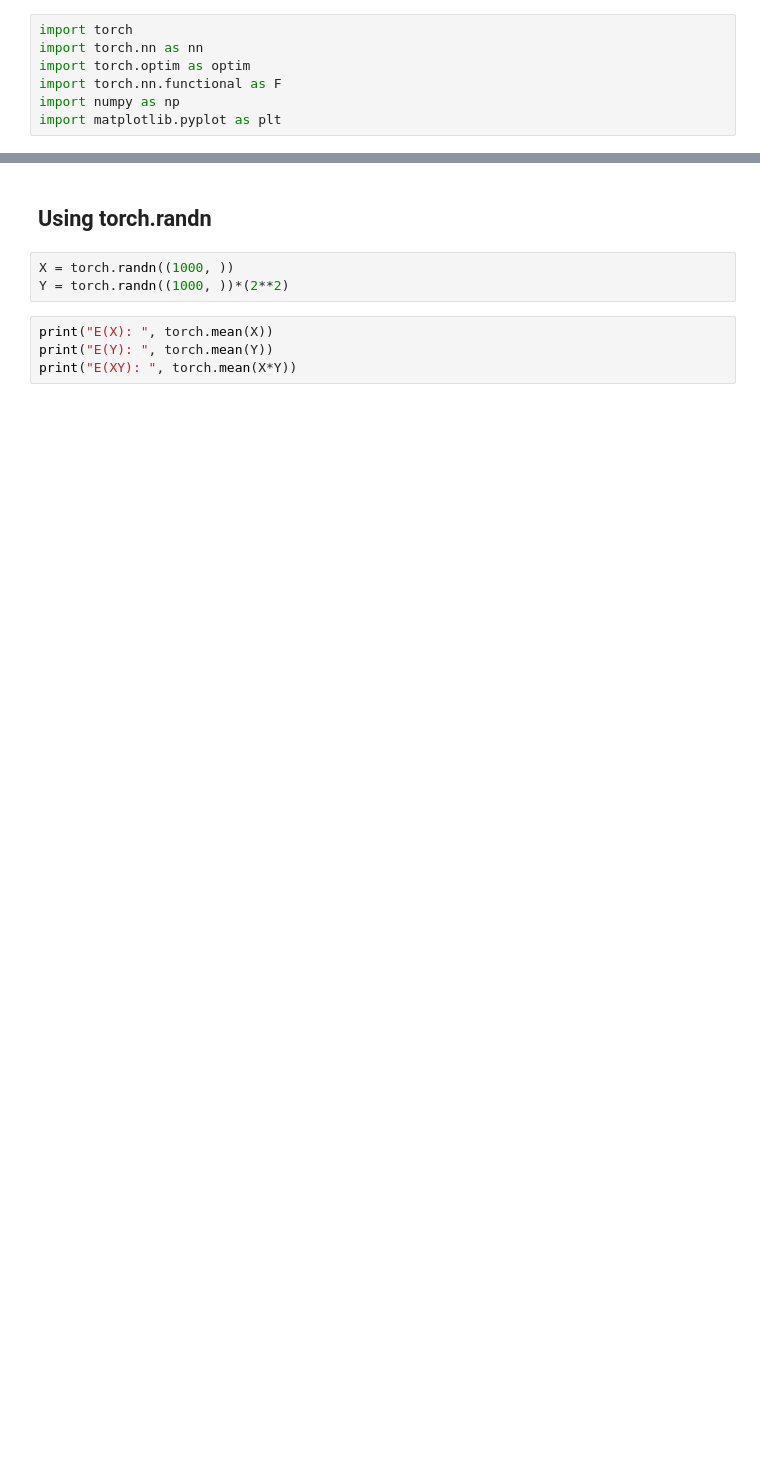
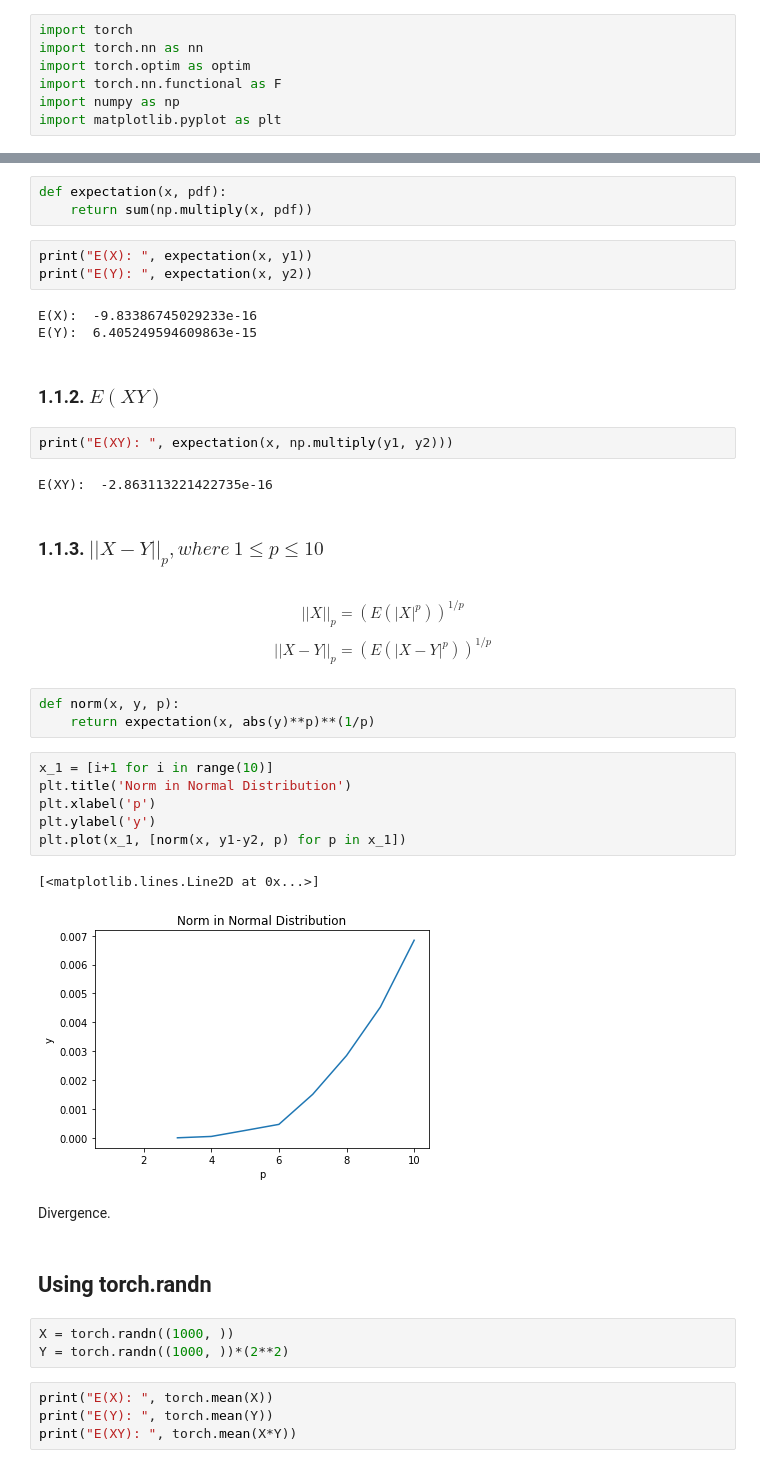
Before and after one commit to icecream126/CVML_ML_Study, a Jupyter notebook: 2021_07_31/Hyeseong/Probabiltiy_Expectation&Distribution_Distance.ipynb, the cells around one changed output, grey strips where cells are left out. Drawn from its saved outputs; the diff is of its cells as text; blank space fills up the shorter version.

```diff
--- a/2021_07_31/Hyeseong/Probabiltiy_Expectation&Distribution_Distance.ipynb
+++ b/2021_07_31/Hyeseong/Probabiltiy_Expectation&Distribution_Distance.ipynb
@@ -17,3 +48,37 @@ $E(X)$, $E(Y)$, $E(XY)$, $||X-Y||_{\alpha p}, where \ 1 \leq p \leq 10$
+# %%
+def expectation(x, pdf):
+    return sum(np.multiply(x, pdf))
+# %%
+print("E(X): ", expectation(x, y1))
+print("E(Y): ", expectation(x, y2))
+# %% [output]
+E(X):  -9.83386745029233e-16
+E(Y):  6.405249594609863e-15
+# %% [markdown]
+### 1.1.2. $E(XY)$
+# %%
+print("E(XY): ", expectation(x, np.multiply(y1, y2)))
+# %% [output]
+E(XY):  -2.863113221422735e-16
+# %% [markdown]
+### 1.1.3. $||X-Y||_{p}, where \ 1 \leq p \leq 10$
+# %% [markdown]
+$$||X||_{p}=(E(|X|^p))^{1/p}$$
+$$||X-Y||_{p}=(E(|X-Y|^p))^{1/p}$$
+# %%
+def norm(x, y, p):
+    return expectation(x, abs(y)**p)**(1/p)
+# %%
+x_1 = [i+1 for i in range(10)]
+plt.title('Norm in Normal Distribution')
+plt.xlabel('p')
+plt.ylabel('y')
+plt.plot(x_1, [norm(x, y1-y2, p) for p in x_1])
+# %% [output]
+[<matplotlib.lines.Line2D at 0x...>]
+[figure, added]
+# %% [markdown]
+Divergence.
 # %% [markdown]
 ## Using torch.randn
 # %%
```
Also changed, not shown: parts of 15 cells of this notebook.
